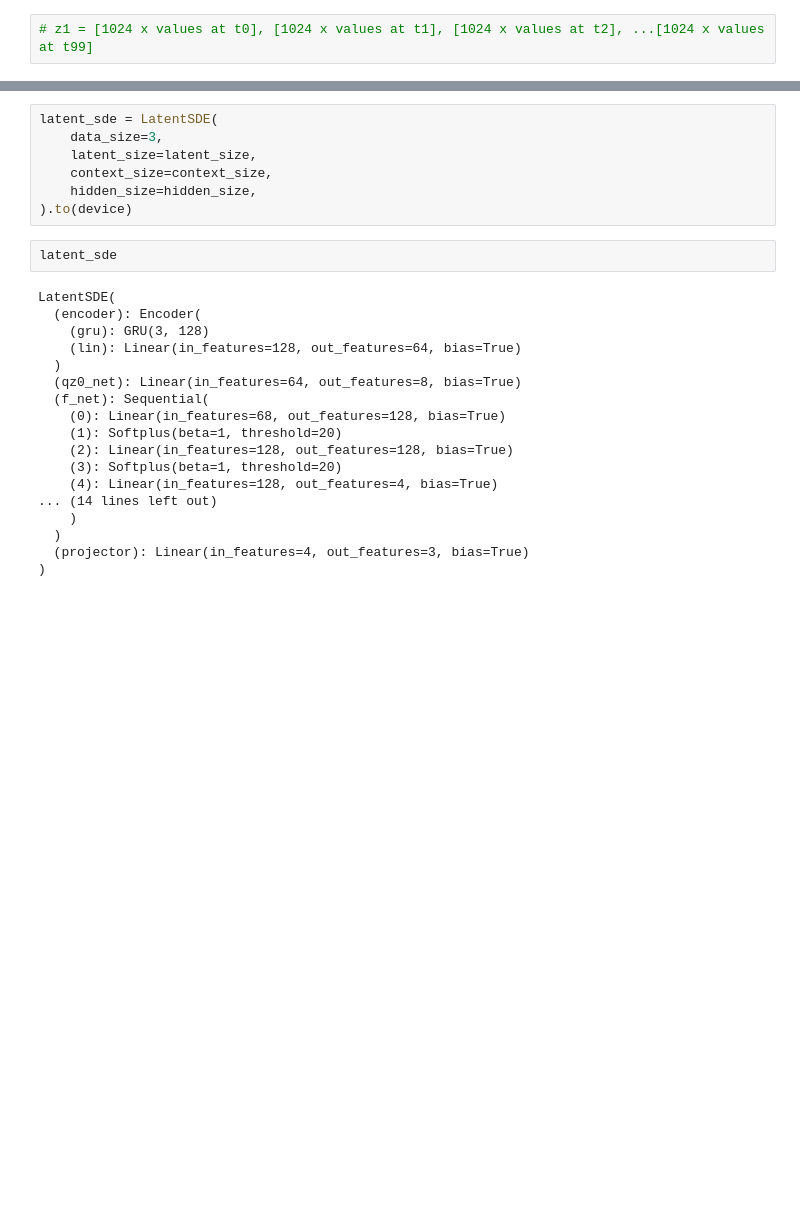
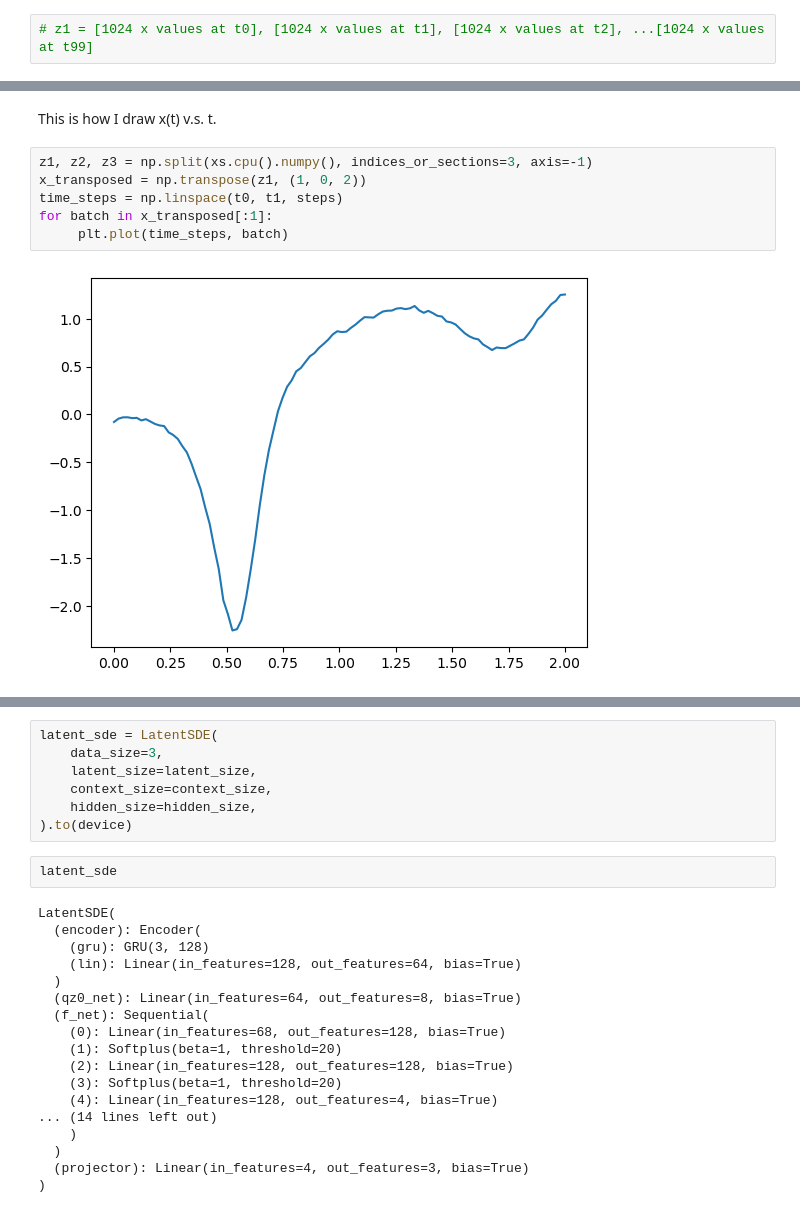
Before and after one commit to xdong99/NeuralSDE_Tests, a Jupyter notebook: latent_sde_lorenz.ipynb, the cells around one changed output, grey strips where cells are left out. Cells and saved outputs as stored; diff of their text form; blank space fills up the shorter version.

```diff
--- a/latent_sde_lorenz.ipynb
+++ b/latent_sde_lorenz.ipynb
@@ -324,0 +346,10 @@ WARNING:root:Loaded toy data at: ./lorenzTestTime8/lorenz_data.pth
+# %% [markdown]
+This is how I draw x(t) v.s. t.
+# %%
+z1, z2, z3 = np.split(xs.cpu().numpy(), indices_or_sections=3, axis=-1)
+x_transposed = np.transpose(z1, (1, 0, 2))
+time_steps = np.linspace(t0, t1, steps)
+for batch in x_transposed[:1]:
+     plt.plot(time_steps, batch)
+# %% [output]
+[figure, added]
```
Also changed, not shown: parts of 33 cells of this notebook, 2 other files.
